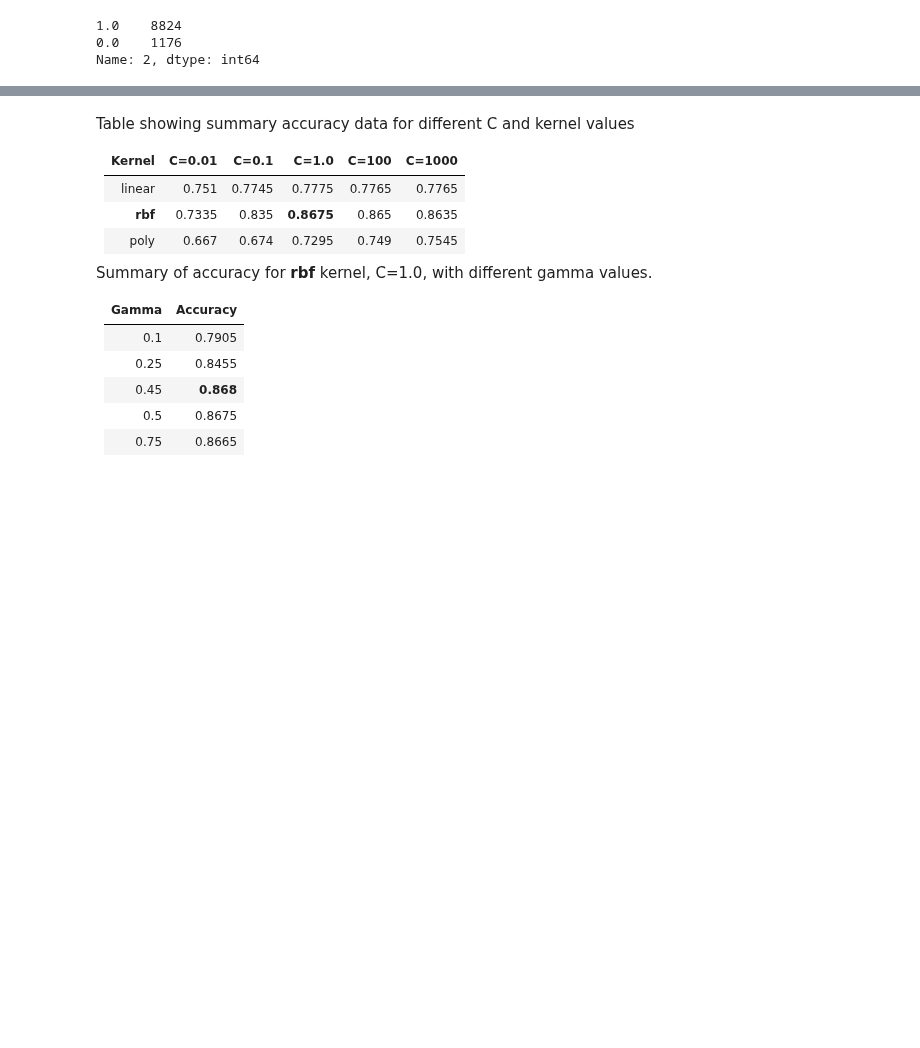
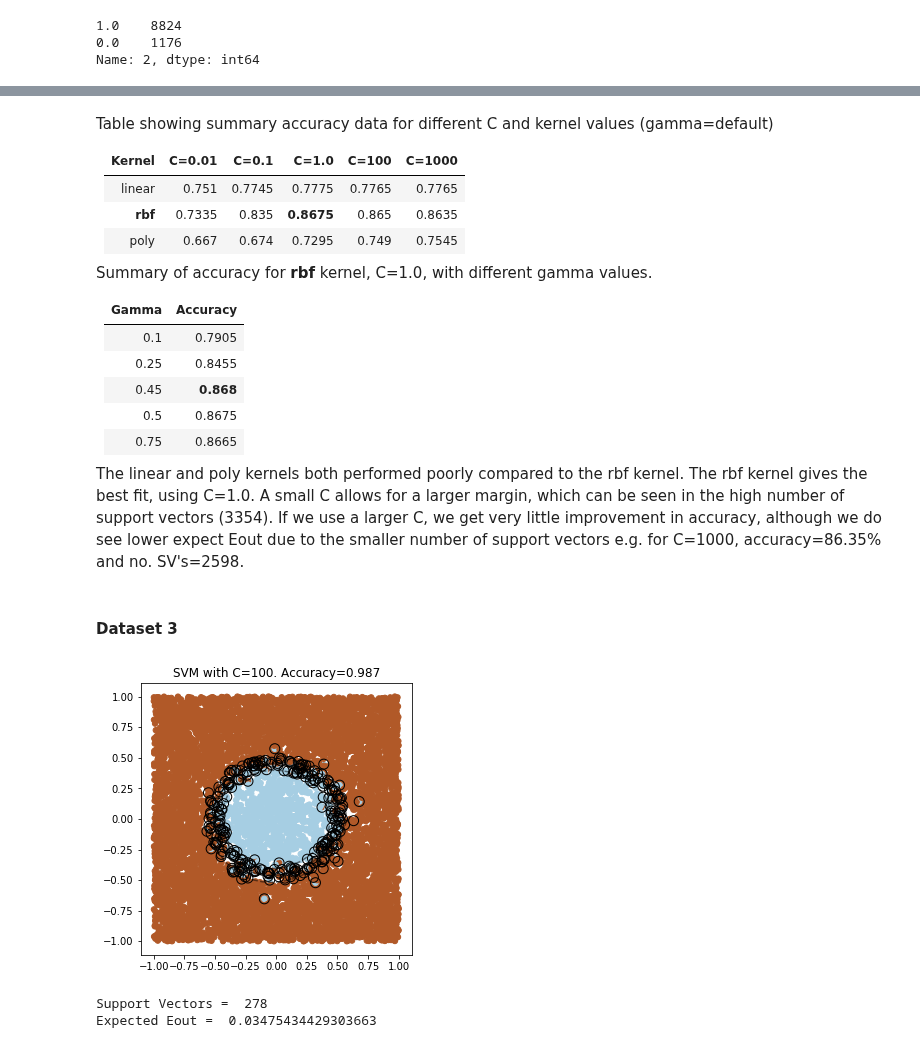
Before and after one commit to vipulpopat/MSCAI_Sem1_Etivity5, a Jupyter notebook: 18200036_Etivity5_CE6002.ipynb, the cells around one changed output, grey strips where cells are left out. Drawn from its saved outputs; the diff is of its cells as text; code cells hidden in the pictures; blank space fills up the shorter version.

```diff
--- a/18200036_Etivity5_CE6002.ipynb
+++ b/18200036_Etivity5_CE6002.ipynb
@@ -247,5 +289,5 @@ Expected Eout =  0.4193024128016002
 # %% [markdown]
-Table showing summary accuracy data for different C and kernel values
+Table showing summary accuracy data for different C and kernel values (gamma=default)
 
 | Kernel | C=0.01 | C=0.1 | C=1.0 | C=100 | C=1000 |
 | --- | --- | --- | --- | --- | --- |
@@ -262,10 +304,25 @@ Summary of accuracy for **rbf** kernel, C=1.0, with different gamma values.
 | 0.45 | **0.868** |
 | 0.5 | 0.8675 |
 | 0.75 | 0.8665 |
+
+The linear and poly kernels both performed poorly compared to the rbf kernel. The rbf kernel gives the best fit, using C=1.0. A small C allows for a larger margin, which can be seen in the high number of support vectors (3354). If we use a larger C, we get very little improvement in accuracy, although we do see lower expect Eout due to the smaller number of support vectors e.g. for C=1000, accuracy=86.35% and no. SV's=2598.
+# %% [markdown]
+#### Dataset 3
 # %%
-c=10
-clf = svm.SVC(kernel='rbf', C=c) #set probability=True for true randomness
+c=100
+gamma=.375
+clf = svm.SVC(kernel='rbf', C=c, gamma=gamma)
 clf.fit(X_train3, y_train3)
 accuracy = clf.score(X_test3, y_test3)
 plot_svm_margin(X_train3, y_train3, clf, c, accuracy)
 plt.show()
+
+sv_count = clf.support_.shape[0]
+eout = np.sum(clf.n_support_) / (X_train3.shape[0] - 1)
+
+print('Support Vectors = ', sv_count)
+print('Expected Eout = ', eout)
+# %% [output]
+[figure, added]
+Support Vectors =  278
+Expected Eout =  0.03475434429303663
```
Also changed, not shown: parts of 13 cells of this notebook, 2 other files.
